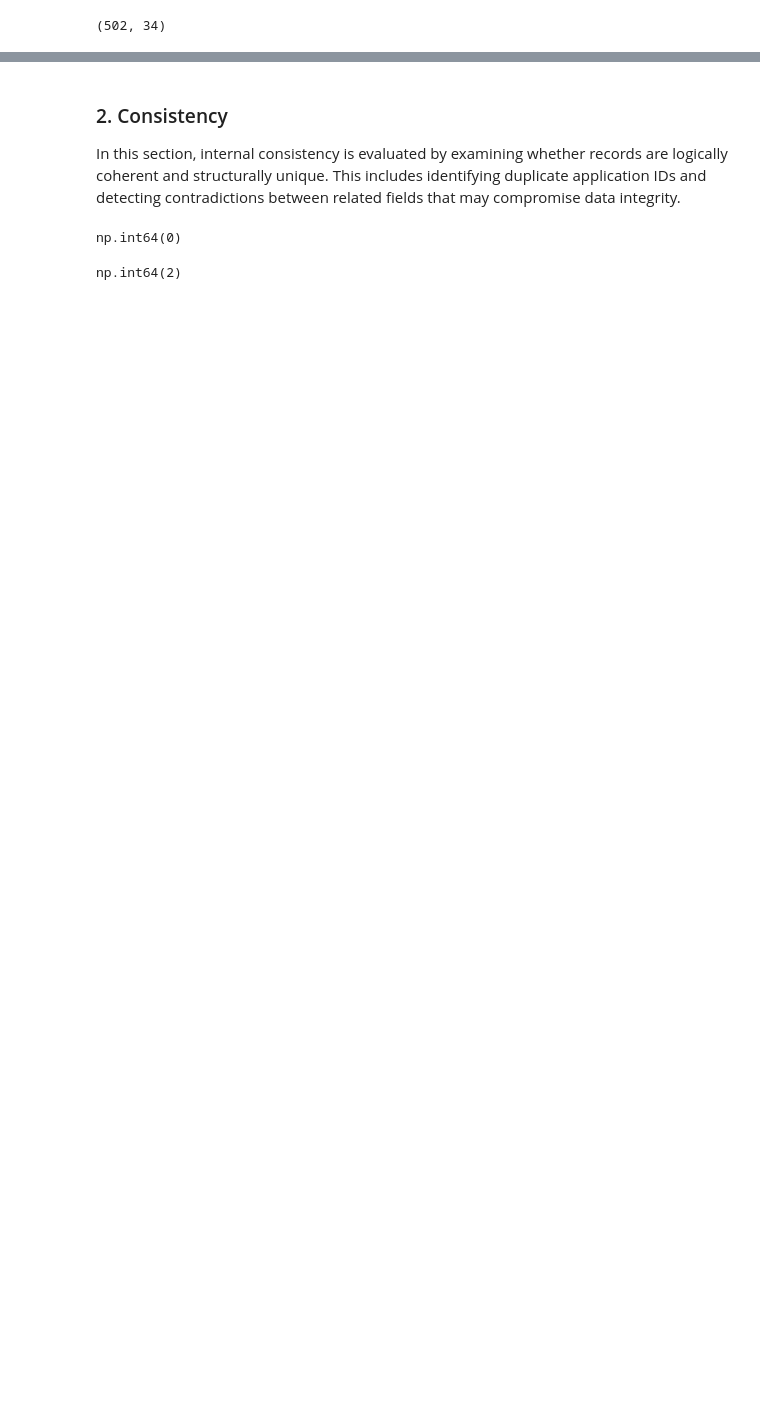
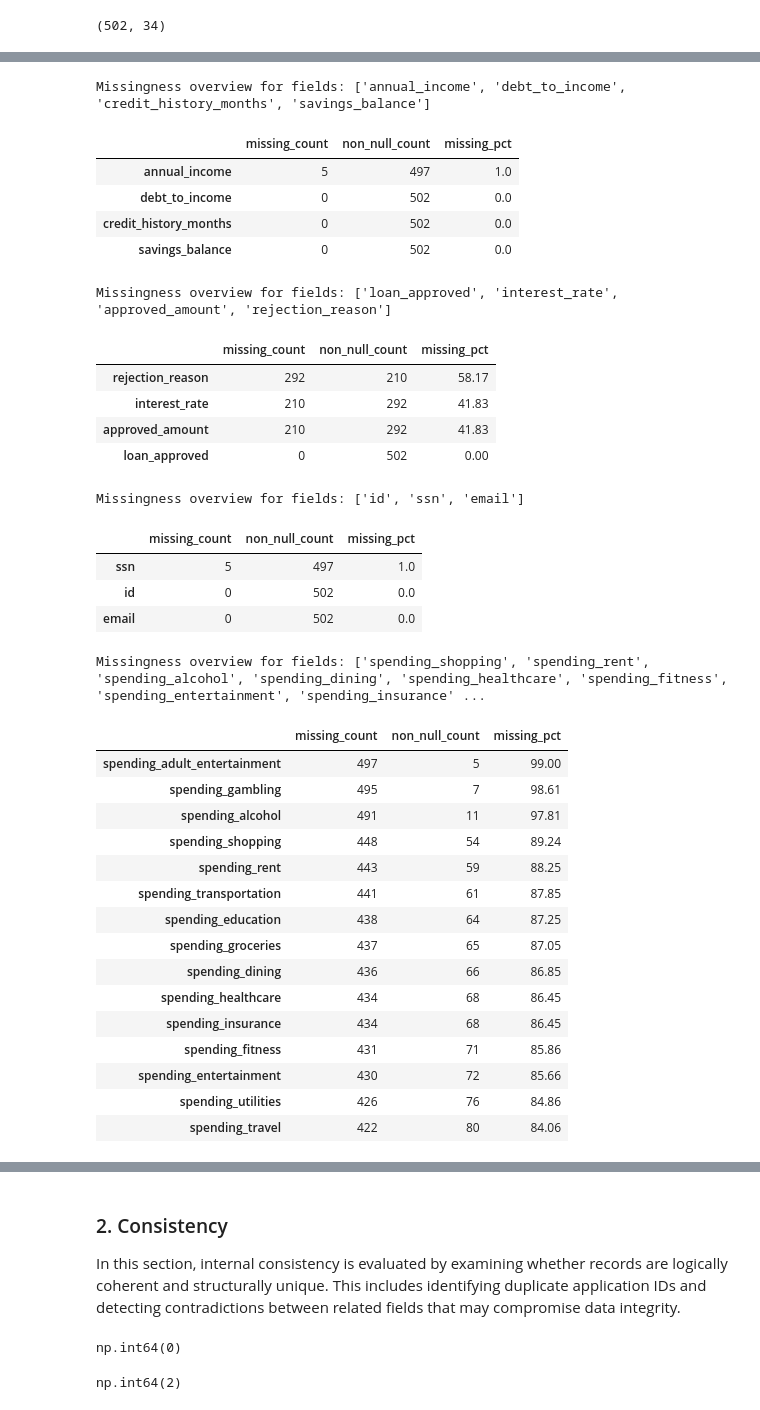
Before and after one commit to mchlkan/dego-2606-group3, a Jupyter notebook: notebooks/01-data-quality.ipynb, the cells around one changed output, grey strips where cells are left out. Drawn from its saved outputs; the diff is of its cells as text; code cells hidden in the pictures; blank space fills up the shorter version.

```diff
--- a/notebooks/01-data-quality.ipynb
+++ b/notebooks/01-data-quality.ipynb
@@ -183,0 +301,60 @@ len(bad_rejected)
+# %%
+# building a function to check missingness in a given list of fields and print the results
+def check_missingness(fields, df=df):
+    missing_overview = (
+        df[fields]
+          .isna()
+          .mean()
+          .sort_values(ascending=False)
+          .rename("missing_rate")
+          .to_frame()
+    )
+
+    missing_overview["missing_pct"] = (missing_overview["missing_rate"] * 100).round(2)
+    missing_overview["missing_count"] = df[fields].isna().sum()
+    missing_overview["non_null_count"] = df[fields].notna().sum()
+    missing_overview = missing_overview[["missing_count", "non_null_count", "missing_pct"]]
+
+    print(f"Missingness overview for fields: {fields}")
+    display(missing_overview)
+# %%
+# checking missingness for the defined field groups
+check_missingness(decision_critical_financials)
+check_missingness(decision_outcome_fields)
+check_missingness(identity_traceability_fields)
+check_missingness(spending_fields)
+# %% [output]
+Missingness overview for fields: ['annual_income', 'debt_to_income', 'credit_history_months', 'savings_balance']
+|  | missing_count | non_null_count | missing_pct |
+| annual_income | 5 | 497 | 1.0 |
+| debt_to_income | 0 | 502 | 0.0 |
+| credit_history_months | 0 | 502 | 0.0 |
+| savings_balance | 0 | 502 | 0.0 |
+Missingness overview for fields: ['loan_approved', 'interest_rate', 'approved_amount', 'rejection_reason']
+|  | missing_count | non_null_count | missing_pct |
+| rejection_reason | 292 | 210 | 58.17 |
+| interest_rate | 210 | 292 | 41.83 |
+| approved_amount | 210 | 292 | 41.83 |
+| loan_approved | 0 | 502 | 0.00 |
+Missingness overview for fields: ['id', 'ssn', 'email']
+|  | missing_count | non_null_count | missing_pct |
+| ssn | 5 | 497 | 1.0 |
+| id | 0 | 502 | 0.0 |
+| email | 0 | 502 | 0.0 |
+Missingness overview for fields: ['spending_shopping', 'spending_rent', 'spending_alcohol', 'spending_dining', 'spending_healthcare', 'spending_fitness', 'spending_entertainment', 'spending_insurance' ...
+|  | missing_count | non_null_count | missing_pct |
+| spending_adult_entertainment | 497 | 5 | 99.00 |
+| spending_gambling | 495 | 7 | 98.61 |
+| spending_alcohol | 491 | 11 | 97.81 |
+| spending_shopping | 448 | 54 | 89.24 |
+| spending_rent | 443 | 59 | 88.25 |
+| spending_transportation | 441 | 61 | 87.85 |
+| spending_education | 438 | 64 | 87.25 |
+| spending_groceries | 437 | 65 | 87.05 |
+| spending_dining | 436 | 66 | 86.85 |
+| spending_healthcare | 434 | 68 | 86.45 |
+| spending_insurance | 434 | 68 | 86.45 |
+| spending_fitness | 431 | 71 | 85.86 |
+| spending_entertainment | 430 | 72 | 85.66 |
+| spending_utilities | 426 | 76 | 84.86 |
+| spending_travel | 422 | 80 | 84.06 |
```
Also changed, not shown: parts of 26 cells of this notebook.
